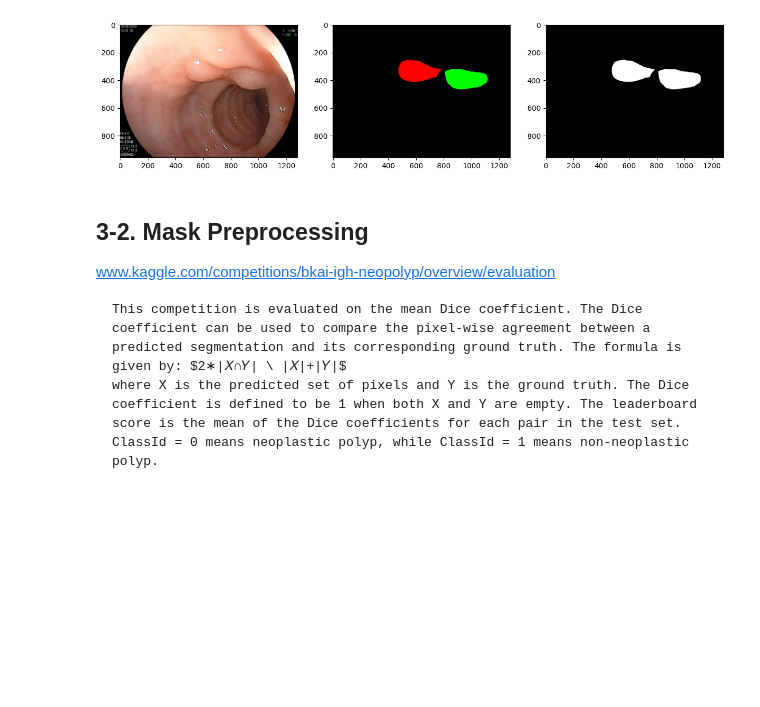
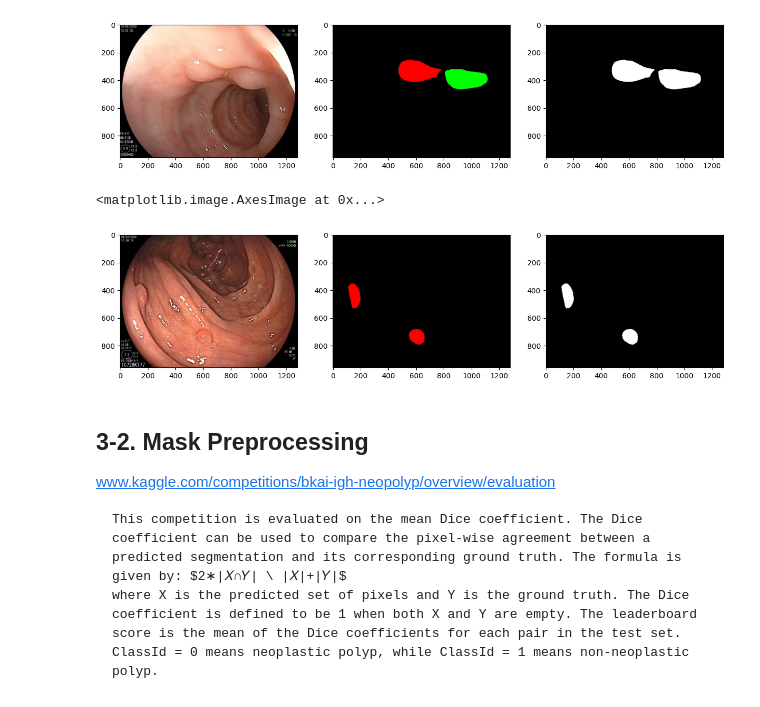
Before and after one commit to pervin0527/DL-workspace, a Jupyter notebook: BKAI_IGH_NeoPolyp/eda/EDA.ipynb, the cells around one changed output. Drawn from its saved outputs; the diff is of its cells as text; code cells hidden in the pictures; blank space fills up the shorter version.

```diff
--- a/BKAI_IGH_NeoPolyp/eda/EDA.ipynb
+++ b/BKAI_IGH_NeoPolyp/eda/EDA.ipynb
@@ -203,6 +204,35 @@ plt.imshow(result_image)
 # %% [output]
 <matplotlib.image.AxesImage at 0x...>
 [figure]
+# %%
+image2, label2 = images[97], labels[97]
+
+image2 = cv2.imread(image2)
+image2 = cv2.cvtColor(image2, cv2.COLOR_BGR2RGB)
+
+label2 = cv2.imread(label2)
+label2 = cv2.cvtColor(label2, cv2.COLOR_BGR2RGB)
+
+red_mask = label2[:, :, 0] >= 100
+green_mask = label2[:, :, 1] >= 100
+
+combined_mask = np.logical_or(red_mask, green_mask)
+result_image = np.zeros_like(label2)
+result_image[combined_mask] = [255, 255, 255]
+
+plt.figure(figsize=(15, 8))
+
+plt.subplot(1, 3, 1)
+plt.imshow(image2)
+
+plt.subplot(1, 3, 2)
+plt.imshow(label2)
+
+plt.subplot(1, 3, 3)
+plt.imshow(result_image)
+# %% [output]
+<matplotlib.image.AxesImage at 0x...>
+[figure, added]
 # %% [markdown]
 ## 3-2. Mask Preprocessing
 
```
Also changed, not shown: parts of 8 cells of this notebook, 3 other files.
